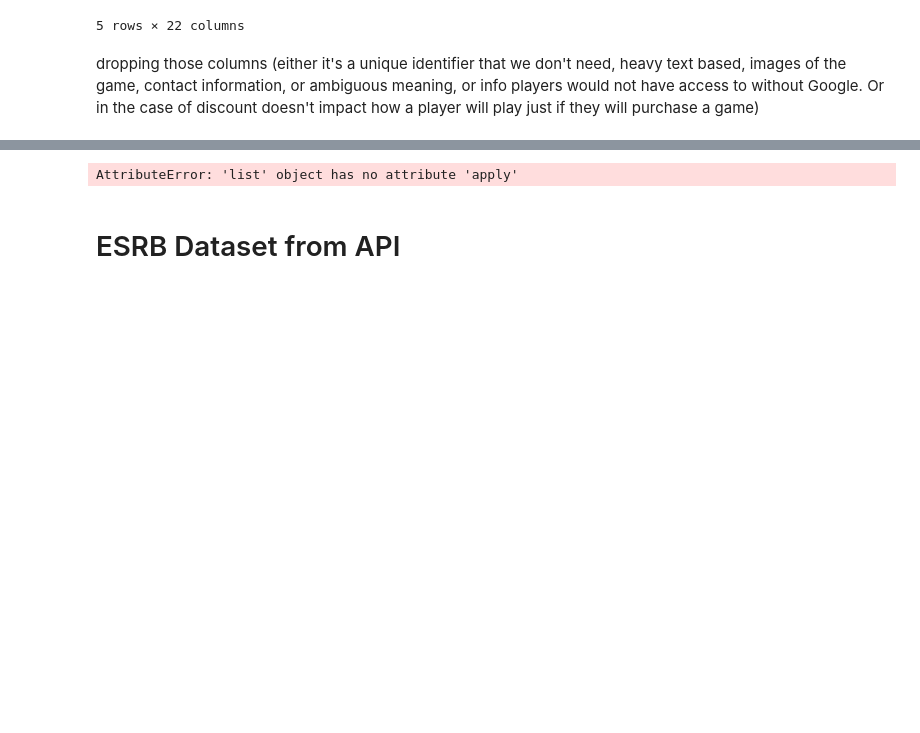
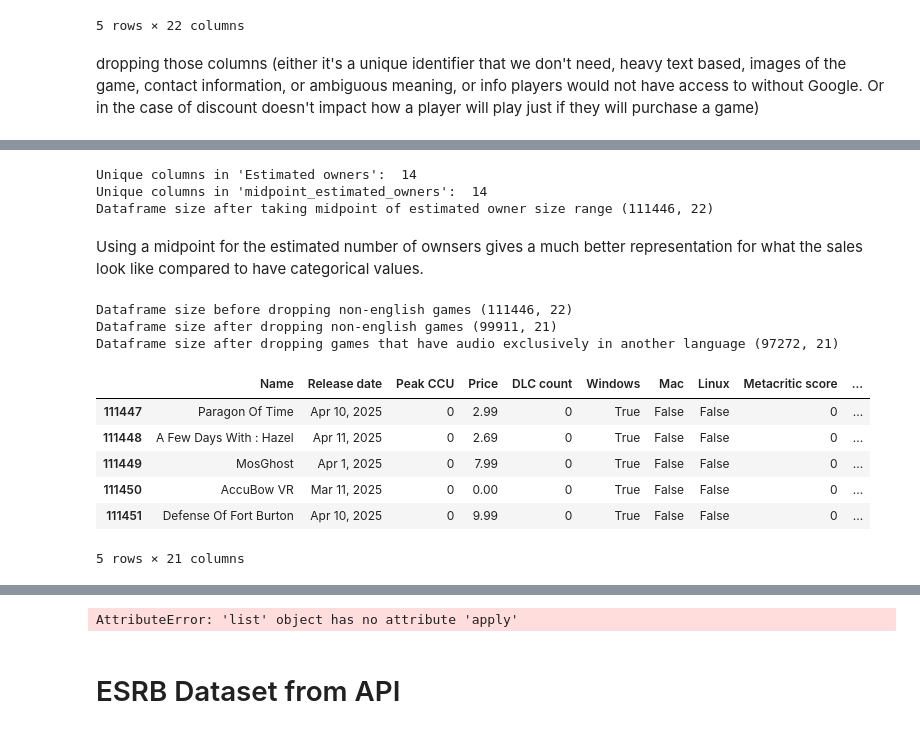
Before and after one commit to zakirangwala/esrb-wizard, a Jupyter notebook: notebooks/model_demo_colab.ipynb, the cells around one changed output, grey strips where cells are left out. Drawn from its saved outputs; the diff is of its cells as text; code cells hidden in the pictures; blank space fills up the shorter version.

```diff
--- a/notebooks/model_demo_colab.ipynb
+++ b/notebooks/model_demo_colab.ipynb
@@ -104,0 +65,61 @@ steam_drop['ESRB Rating'] = steam_drop.apply(label_ESRB, axis=1)
+# %%
+print("Unique columns in 'Estimated owners': ", steam_drop['Estimated owners'].nunique())
+#print(steam_drop['Estimated owners'].unique())
+
+owners_mapping = {
+    '0 - 0': 0,
+    '0 - 20000': 10000,
+    '20000 - 50000': 35000,
+    '50000 - 100000': 75000,
+    '100000 - 200000': 150000,
+    '200000 - 500000': 350000,
+    '500000 - 1000000': 750000,
+    '1000000 - 2000000': 1500000,
+    '2000000 - 5000000': 3500000,
+    '5000000 - 10000000': 7500000,
+    '10000000 - 20000000': 15000000,
+    '20000000 - 50000000': 35000000,
+    '50000000 - 100000000': 75000000,
+    '100000000 - 200000000': 150000000
+}
+
+steam_drop['midpoint_estimated_owners'] = steam_drop['Estimated owners'].map(owners_mapping)
+steam_drop= steam_drop.drop(['Estimated owners'], axis=1) # we have a better column now
+
+print("Unique columns in 'midpoint_estimated_owners': ", steam_drop['midpoint_estimated_owners'].nunique())
+#print(steam_drop['midpoint_estimated_owners'].unique())
+print("Dataframe size after taking midpoint of estimated owner size range", steam_drop.shape)
+# %% [output]
+Unique columns in 'Estimated owners':  14
+Unique columns in 'midpoint_estimated_owners':  14
+Dataframe size after taking midpoint of estimated owner size range (111446, 22)
+# %% [markdown]
+Using a midpoint for the estimated number of ownsers gives a much better representation for what the sales look like compared to have categorical values.
+# %%
+print("Dataframe size before dropping non-english games", steam_drop.shape)
+
+steam_drop = steam_drop[steam_drop['Supported languages'].apply(lambda x: 'English' in x)]
+steam_drop = steam_drop.drop(['Supported languages'], axis=1) # no longer need it if all games are english
+
+print("Dataframe size after dropping non-english games", steam_drop.shape)
+
+steam_drop = steam_drop[steam_drop['Full audio languages'].apply(lambda x: (len(x) == 2 or 'English' in x))]
+# if we make this 0, we could have 40000 rows of only english voice acting games
+
+steam_drop['voice_acting'] = steam_drop['Full audio languages'].apply(lambda x: 0 if len(x) == 2 else 1).astype('category')
+# 0 means no, 1 means yes it has voice acting
+steam_drop = steam_drop.drop(['Full audio languages'], axis=1)
+
+print("Dataframe size after dropping games that have audio exclusively in another language", steam_drop.shape)
+steam_drop.tail()
+# %% [output]
+Dataframe size before dropping non-english games (111446, 22)
+Dataframe size after dropping non-english games (99911, 21)
+Dataframe size after dropping games that have audio exclusively in another language (97272, 21)
+|  | Name | Release date | Peak CCU | Price | DLC count | Windows | Mac | Linux | Metacritic score | ... |
+| 111447 | Paragon Of Time | Apr 10, 2025 | 0 | 2.99 | 0 | True | False | False | 0 | ... |
+| 111448 | A Few Days With : Hazel | Apr 11, 2025 | 0 | 2.69 | 0 | True | False | False | 0 | ... |
+| 111449 | MosGhost | Apr 1, 2025 | 0 | 7.99 | 0 | True | False | False | 0 | ... |
+| 111450 | AccuBow VR | Mar 11, 2025 | 0 | 0.00 | 0 | True | False | False | 0 | ... |
+| 111451 | Defense Of Fort Burton | Apr 10, 2025 | 0 | 9.99 | 0 | True | False | False | 0 | ... |
+5 rows × 21 columns
```
Also changed, not shown: parts of 16 cells of this notebook.
